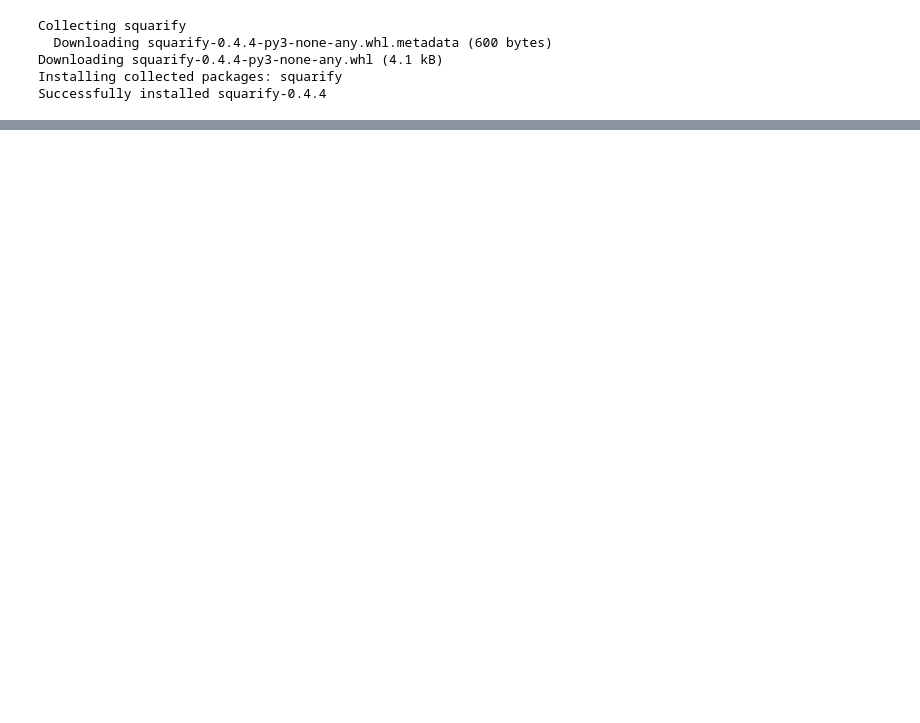
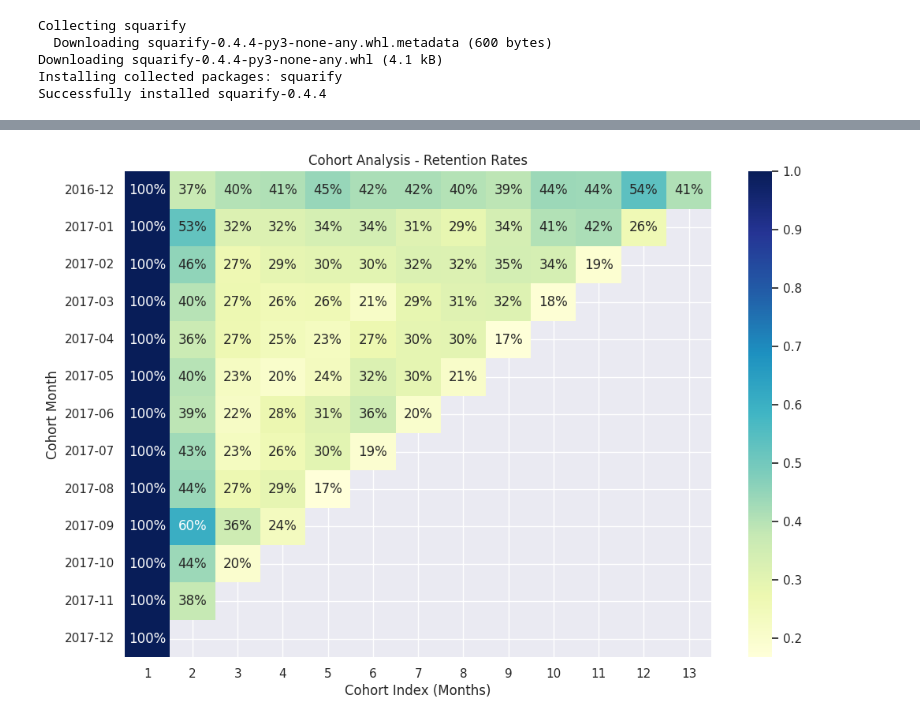
Before and after one commit to ASAD1100/DataScience_and_AI, a Jupyter notebook: Machine Learning/Ecommerce_customer_analytics&Segmentation.ipynb, the cells around one changed output, grey strips where cells are left out. Drawn from its saved outputs; the diff is of its cells as text; code cells hidden in the pictures; blank space fills up the shorter version.

```diff
--- a/Machine Learning/Ecommerce_customer_analytics&Segmentation.ipynb
+++ b/Machine Learning/Ecommerce_customer_analytics&Segmentation.ipynb
@@ -411,0 +617,23 @@ plt.show()
+# %%
+df['Date'] = pd.to_datetime(df['Date'])
+df['Month'] = df['Date'].dt.to_period('M')
+df['CohortMonth'] = df.groupby('CustomerID')['Date'].transform('min').dt.to_period('M')
+def cohort_index(df):
+  year_diff = df['Month'].dt.year - df['CohortMonth'].dt.year
+  month_diff = df['Month'].dt.month - df['CohortMonth'].dt.month
+  return year_diff * 12 + month_diff +1
+df['CohortIndex'] = cohort_index(df)
+cohort_data = df.groupby(['CohortMonth','CohortIndex'])['CustomerID'].nunique().reset_index()
+cohort_counts = cohort_data.pivot_table(index = 'CohortMonth',columns = 'CohortIndex',values ='CustomerID' )
+#Retention Rate
+cohort_sizes = cohort_counts.iloc[:,0]
+retention = cohort_counts.divide(cohort_sizes, axis = 0)
+
+plt.figure(figsize = (12,8))
+sns.heatmap(retention, annot = True, fmt = '.0%',cmap = 'YlGnBu')
+plt.title('Cohort Analysis - Retention Rates')
+plt.ylabel('Cohort Month')
+plt.xlabel('Cohort Index (Months)')
+plt.show()
+# %% [output]
+[figure, added]
```
Also changed, not shown: parts of 46 cells of this notebook.
